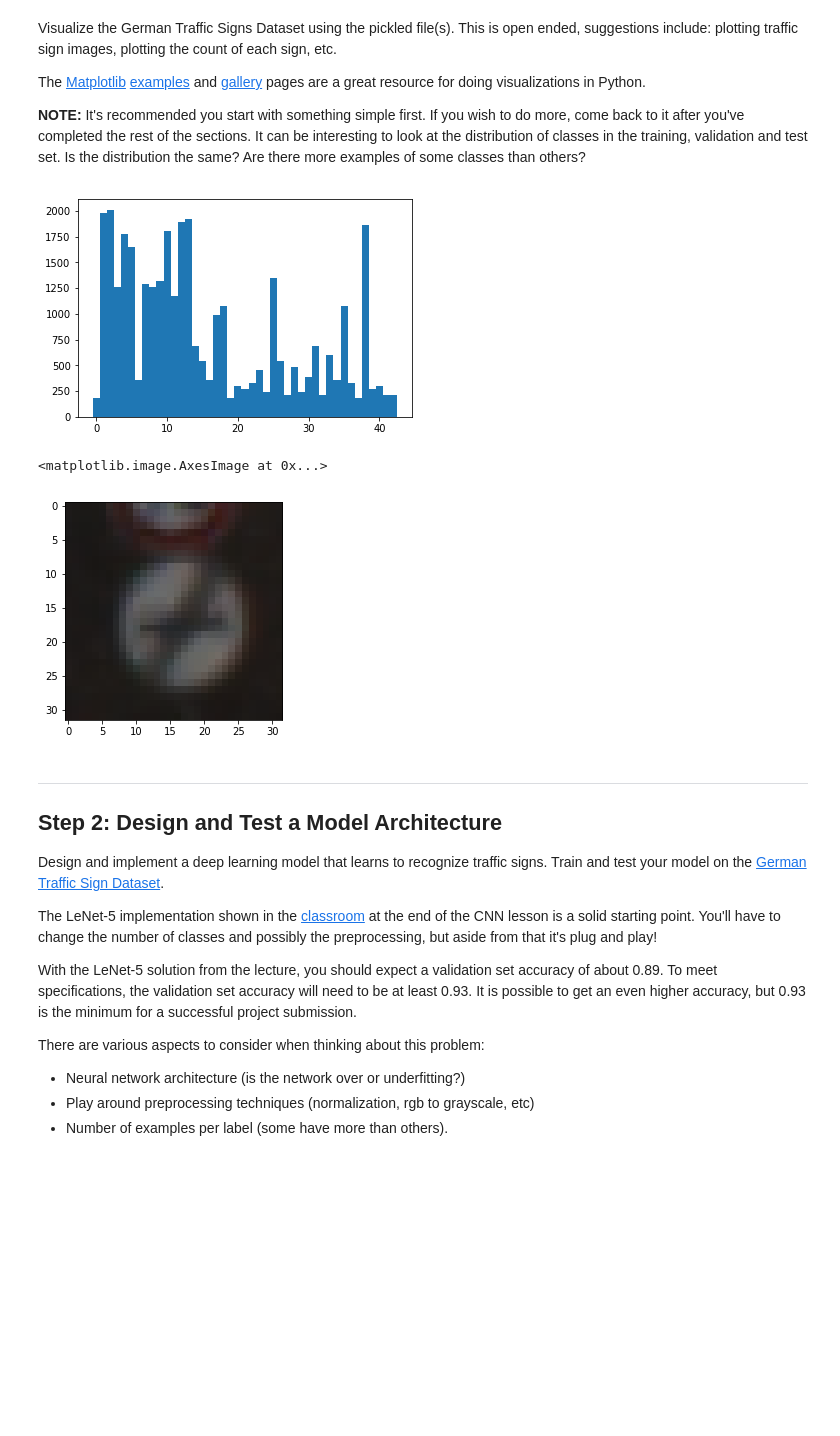
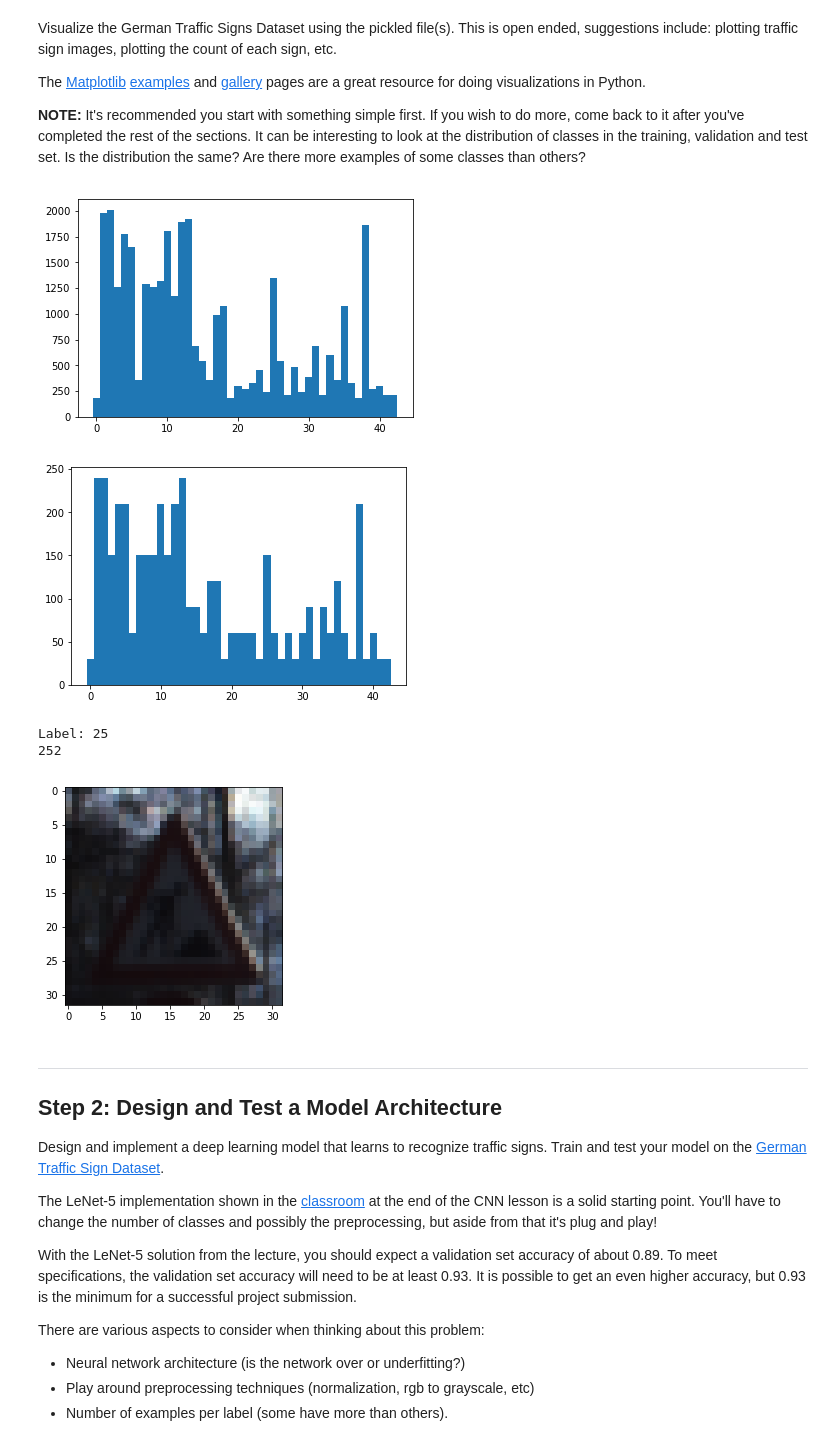
Before and after one commit to delafu/CarND-Traffic-Sign-Classifier-Project, a Jupyter notebook: Traffic_Sign_Classifier.ipynb, the cells around one changed output. Saved outputs shown, nothing was run; the diff lists cells and outputs as text; code cells hidden in the pictures; blank space fills up the shorter version.

```diff
--- a/Traffic_Sign_Classifier.ipynb
+++ b/Traffic_Sign_Classifier.ipynb
@@ -93,24 +93,38 @@ The [Matplotlib](http://matplotlib.org/) [examples](http://matplotlib.org/exampl
 # %%
 ### Data exploration visualization code goes here.
 ### Feel free to use as many code cells as needed.
 import matplotlib.pyplot as plt
 from collections import Counter
 import numpy as np
 # Visualizations will be shown in the notebook.
 %matplotlib inline
 counter=Counter(y_train)
 labels, values = zip(*counter.items())
 
 indexes = np.arange(len(labels))
 width = 1
 
 plt.bar(indexes, values, width)
 plt.show()
-plt.imshow(X_train[0])
+counter=Counter(y_valid)
+labels, values = zip(*counter.items())
+
+indexes = np.arange(len(labels))
+width = 1
+
+plt.bar(indexes, values, width)
+plt.show()
+
+index=34798
+print('Label: {}'.format(y_train[index]))
+plt.imshow(X_train[index])
+print(np.max(X_train[index]))
 # %% [output]
 [figure]
+[figure, new version]
-<matplotlib.image.AxesImage at 0x...>
+Label: 25
+252
-[figure, old version]
+[figure, added]
 # %% [markdown]
 ----
 
```
Also changed, not shown: parts of 7 cells of this notebook.
